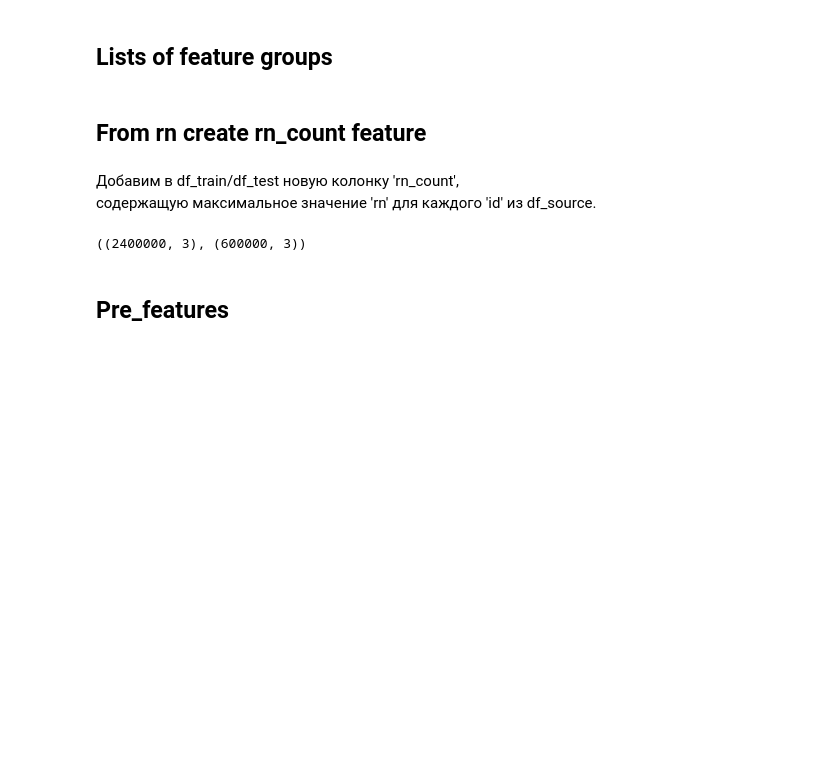
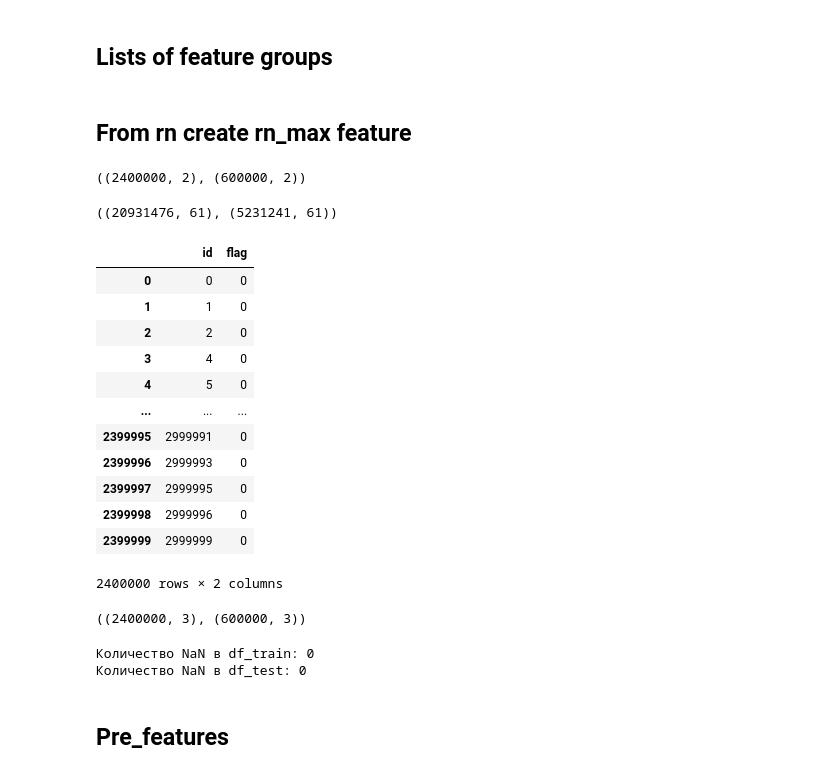
Before and after one commit to Sergey-Chursin/catboost-credit-scoring-pipeline, a Jupyter notebook: data_preparation.ipynb, the cells around one changed output. Cells and saved outputs as stored; diff of their text form; code cells hidden in the pictures; blank space fills up the shorter version.

```diff
--- a/data_preparation.ipynb
+++ b/data_preparation.ipynb
@@ -447,8 +653,33 @@ flags_features = [
     'fclose_flag'
 ]
 # %% [markdown]
-##  From rn create rn_count feature
+##  From rn create rn_max feature
-# %% [markdown]
-Добавим в df_train/df_test новую колонку 'rn_count',
-содержащую максимальное значение 'rn' для каждого 'id' из df_source.
+# %%
+df_train = pd.read_csv('prepared_data/features_data_train.csv')
+df_test = pd.read_csv('prepared_data/features_data_test.csv')
+df_train.shape, df_test.shape
+# %% [output]
+((2400000, 2), (600000, 2))
+# %%
+source_df_train = pd.read_csv('prepared_data/source_data_train.csv')
+source_df_test = pd.read_csv('prepared_data/source_data_test.csv')
+source_df_train.shape, source_df_test.shape
+# %% [output]
+((20931476, 61), (5231241, 61))
+# %%
+df_train
+# %% [output]
+|  | id | flag |
+| 0 | 0 | 0 |
+| 1 | 1 | 0 |
+| 2 | 2 | 0 |
+| 3 | 4 | 0 |
+| 4 | 5 | 0 |
+| ... | ... | ... |
+| 2399995 | 2999991 | 0 |
+| 2399996 | 2999993 | 0 |
+| 2399997 | 2999995 | 0 |
+| 2399998 | 2999996 | 0 |
+| 2399999 | 2999999 | 0 |
+2400000 rows × 2 columns
 # %%
@@ -457,5 +692,14 @@ df_test = create_rn_count_feature(source_df_test, df_test)
 df_train.shape, df_test.shape
 # %% [output]
 ((2400000, 3), (600000, 3))
+# %%
+nan_count = df_train.isna().sum().sum()
+print("Количество NaN в df_train:", nan_count)
+
+nan_count = df_test.isna().sum().sum()
+print("Количество NaN в df_test:", nan_count)
+# %% [output]
+Количество NaN в df_train: 0
+Количество NaN в df_test: 0
 # %%
 # Сохраним промежуточный результат
```
Also changed, not shown: parts of 20 cells of this notebook.
